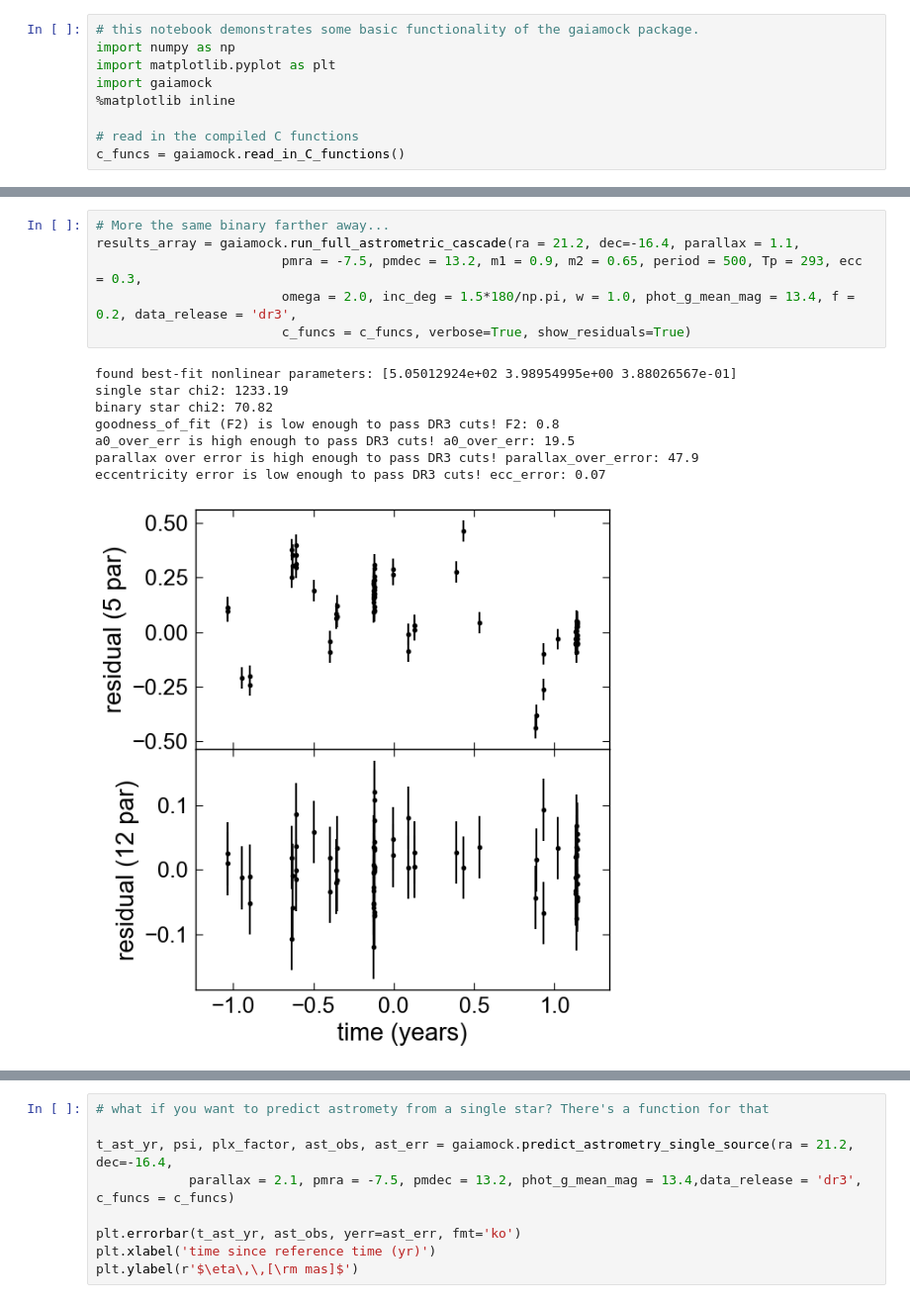
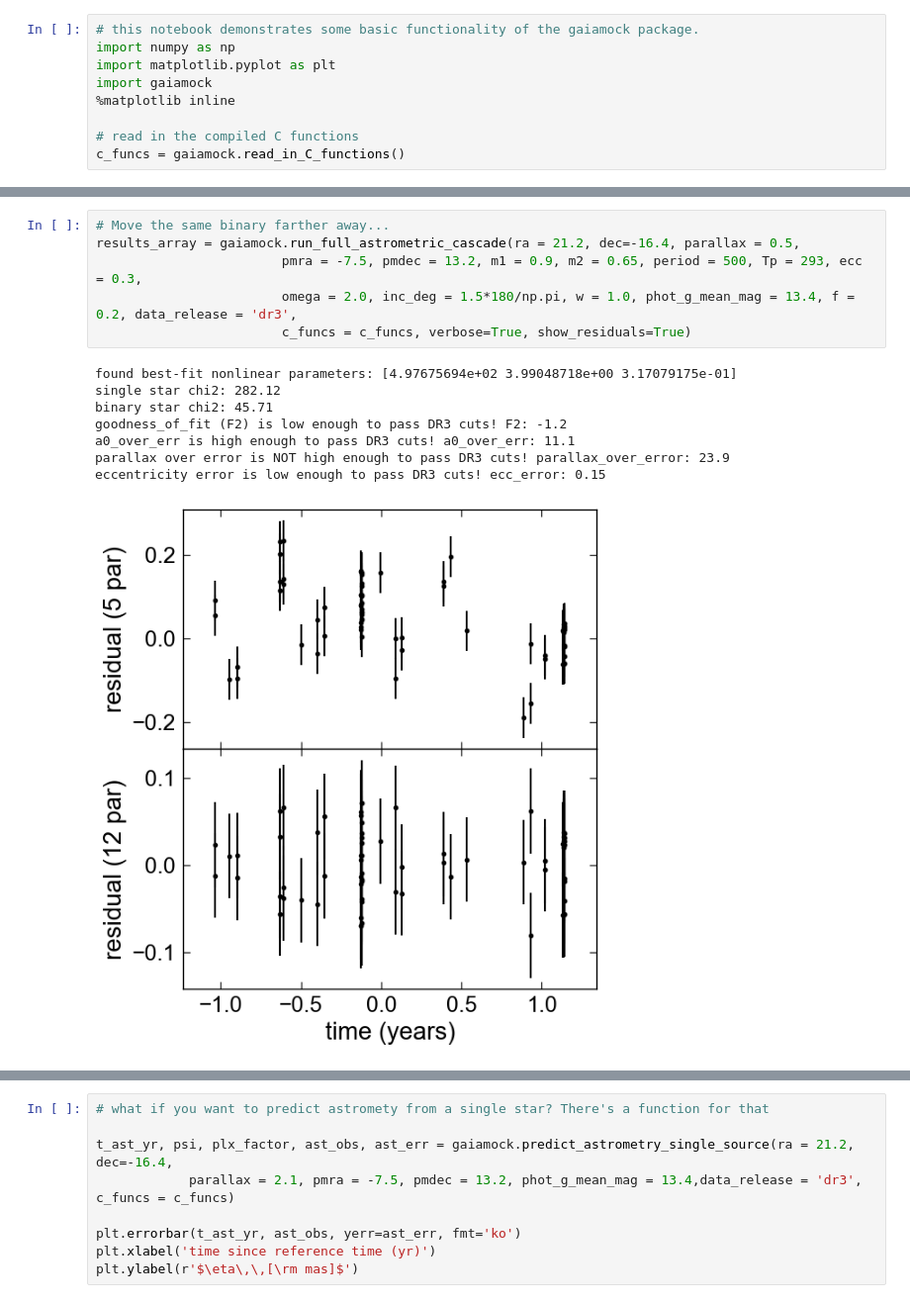
Before and after one commit to kareemelbadry/gaiamock, a Jupyter notebook: demo.ipynb, the cells around one changed output, grey strips where cells are left out. Shown at 99% size. Drawn from its saved outputs; the diff is of its cells as text.

```diff
--- a/demo.ipynb
+++ b/demo.ipynb
@@ -62,18 +62,18 @@ eccentricity error is low enough to pass DR3 cuts! ecc_error: 0.03
 # %%
-# More the same binary farther away...
-results_array = gaiamock.run_full_astrometric_cascade(ra = 21.2, dec=-16.4, parallax = 1.1,
+# Move the same binary farther away...
+results_array = gaiamock.run_full_astrometric_cascade(ra = 21.2, dec=-16.4, parallax = 0.5,
                         pmra = -7.5, pmdec = 13.2, m1 = 0.9, m2 = 0.65, period = 500, Tp = 293, ecc = 0.3,
                         omega = 2.0, inc_deg = 1.5*180/np.pi, w = 1.0, phot_g_mean_mag = 13.4, f = 0.2, data_release = 'dr3',
                         c_funcs = c_funcs, verbose=True, show_residuals=True)
 # %% [output]
-found best-fit nonlinear parameters: [5.05012924e+02 3.98954995e+00 3.88026567e-01]
-single star chi2: 1233.19
-binary star chi2: 70.82
-goodness_of_fit (F2) is low enough to pass DR3 cuts! F2: 0.8
-a0_over_err is high enough to pass DR3 cuts! a0_over_err: 19.5
-parallax over error is high enough to pass DR3 cuts! parallax_over_error: 47.9
-eccentricity error is low enough to pass DR3 cuts! ecc_error: 0.07
+found best-fit nonlinear parameters: [4.97675694e+02 3.99048718e+00 3.17079175e-01]
+single star chi2: 282.12
+binary star chi2: 45.71
+goodness_of_fit (F2) is low enough to pass DR3 cuts! F2: -1.2
+a0_over_err is high enough to pass DR3 cuts! a0_over_err: 11.1
+parallax over error is NOT high enough to pass DR3 cuts! parallax_over_error: 23.9
+eccentricity error is low enough to pass DR3 cuts! ecc_error: 0.15
-[figure, old version]
+[figure, new version]
 # %%
 # A longer period, which will most likely get a 7 parameter solution
 results_array = gaiamock.run_full_astrometric_cascade(ra = 21.2, dec=-16.4, parallax = 1.1,
```
Also changed, not shown: parts of 14 cells of this notebook, 3 other files.
